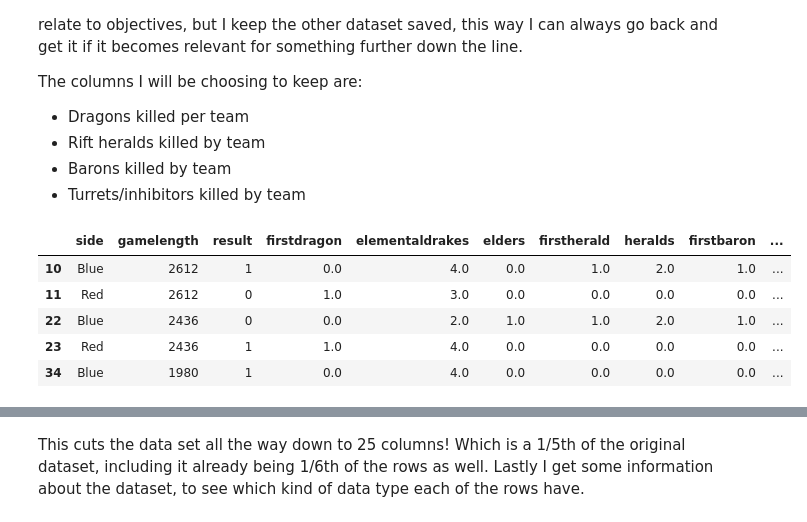
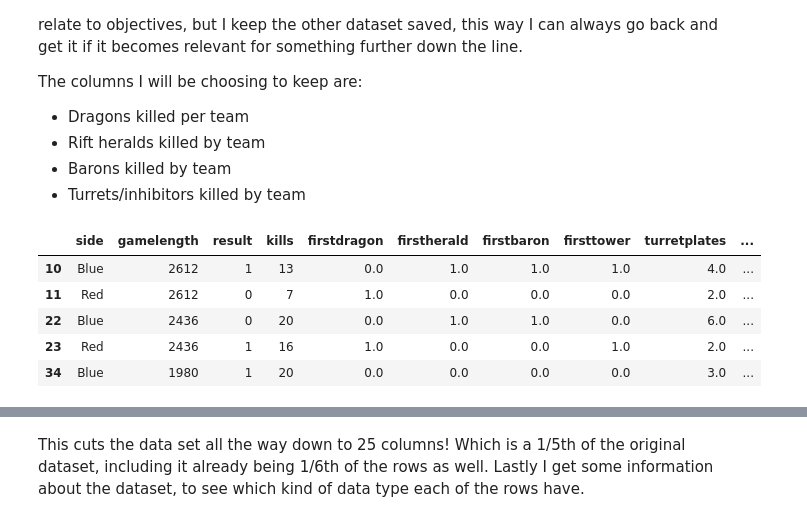
Before and after one commit to LukasGadeMEA20/ML-For-Beginners, a Jupyter notebook: MiniProject/MiniProject.ipynb, the cells around one changed output, grey strips where cells are left out. Drawn from its saved outputs; the diff is of its cells as text; code cells hidden in the pictures.

```diff
--- a/MiniProject/MiniProject.ipynb
+++ b/MiniProject/MiniProject.ipynb
@@ -54,19 +61,20 @@ The columns I will be choosing to keep are:
  - Barons killed by team
  - Turrets/inhibitors killed by team
 # %%
+#|export
 df_objectives = df.copy()
 
 df_objectives.drop(columns=['league','teamname','ban1','ban2','ban3','ban4','ban5'], inplace=True)
-df_objectives.drop(columns=['kills','deaths','assists','doublekills','triplekills','quadrakills','pentakills','firstblood','team kpm','ckpm','opp_dragons','opp_elementaldrakes','opp_heralds','opp_elders','opp_barons','opp_towers','opp_turretplates','opp_inhibitors'],inplace=True)
-df_objectives.drop(columns=['dragons','infernals','clouds','mountains','hextechs','oceans','chemtechs'],inplace=True)
-df_objectives.drop(columns=['damagetochampions','dpm','damagetakenperminute','damagemitigatedperminute','totalgold','earnedgold','earned gpm','earnedgoldshare','goldspent','gspd','minionkills','monsterkills','cspm','goldat10','xpat10','csat10','opp_goldat10','opp_xpat10','opp_csat10','csdiffat10','killsat10','assistsat10','deathsat10','opp_killsat10','opp_assistsat10','opp_deathsat10','goldat15','xpat15','csat15','opp_goldat15','opp_xpat15','opp_csat15','csdiffat15','killsat15','assistsat15','deathsat15','opp_killsat15','opp_assistsat15','opp_deathsat15'], inplace=True)
+df_objectives.drop(columns=['team kpm','doublekills','triplekills','quadrakills','pentakills','firstblood','ckpm','opp_dragons','opp_elementaldrakes','opp_heralds','opp_elders','opp_barons','opp_towers','opp_turretplates','opp_inhibitors'],inplace=True)
+df_objectives.drop(columns=['deaths','assists','dragons','elders','heralds','barons','towers','firstmidtower','inhibitors','firsttothreetowers','elementaldrakes','infernals','clouds','mountains','hextechs','oceans','chemtechs'],inplace=True)
+df_objectives.drop(columns=['dpm','damagetakenperminute','damagemitigatedperminute','totalgold','earnedgold','earned gpm','earnedgoldshare','goldspent','gspd','minionkills','monsterkills','cspm','goldat10','xpat10','csat10','opp_goldat10','opp_xpat10','opp_csat10','csdiffat10','killsat10','assistsat10','deathsat10','opp_killsat10','opp_assistsat10','opp_deathsat10','goldat15','xpat15','csat15','opp_goldat15','opp_xpat15','opp_csat15','csdiffat15','killsat15','assistsat15','deathsat15','opp_killsat15','opp_assistsat15','opp_deathsat15'], inplace=True)
 
 df_objectives.head()
 # %% [output]
-|  | side | gamelength | result | firstdragon | elementaldrakes | elders | firstherald | heralds | firstbaron | ... |
-| 10 | Blue | 2612 | 1 | 0.0 | 4.0 | 0.0 | 1.0 | 2.0 | 1.0 | ... |
-| 11 | Red | 2612 | 0 | 1.0 | 3.0 | 0.0 | 0.0 | 0.0 | 0.0 | ... |
-| 22 | Blue | 2436 | 0 | 0.0 | 2.0 | 1.0 | 1.0 | 2.0 | 1.0 | ... |
-| 23 | Red | 2436 | 1 | 1.0 | 4.0 | 0.0 | 0.0 | 0.0 | 0.0 | ... |
-| 34 | Blue | 1980 | 1 | 0.0 | 4.0 | 0.0 | 0.0 | 0.0 | 0.0 | ... |
+|  | side | gamelength | result | kills | firstdragon | firstherald | firstbaron | firsttower | turretplates | ... |
+| 10 | Blue | 2612 | 1 | 13 | 0.0 | 1.0 | 1.0 | 1.0 | 4.0 | ... |
+| 11 | Red | 2612 | 0 | 7 | 1.0 | 0.0 | 0.0 | 0.0 | 2.0 | ... |
+| 22 | Blue | 2436 | 0 | 20 | 0.0 | 1.0 | 1.0 | 0.0 | 6.0 | ... |
+| 23 | Red | 2436 | 1 | 16 | 1.0 | 0.0 | 0.0 | 1.0 | 2.0 | ... |
+| 34 | Blue | 1980 | 1 | 20 | 0.0 | 0.0 | 0.0 | 0.0 | 3.0 | ... |
 # %%
```
Also changed, not shown: parts of 24 cells of this notebook, 6 other files.
